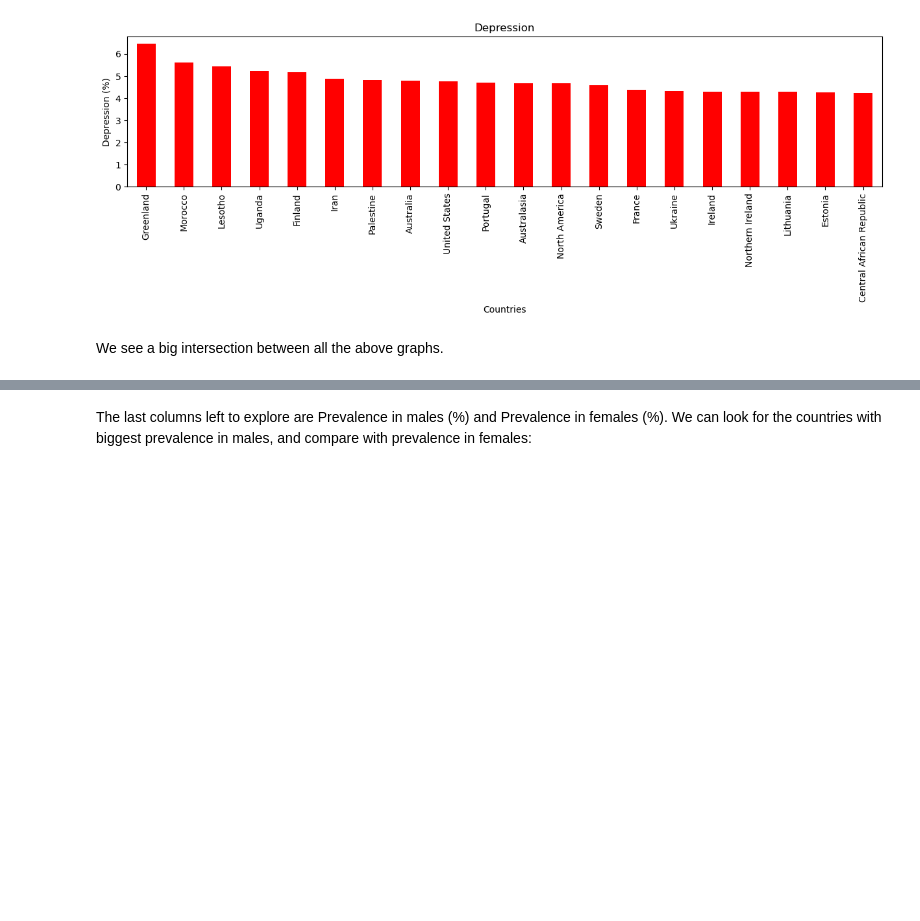
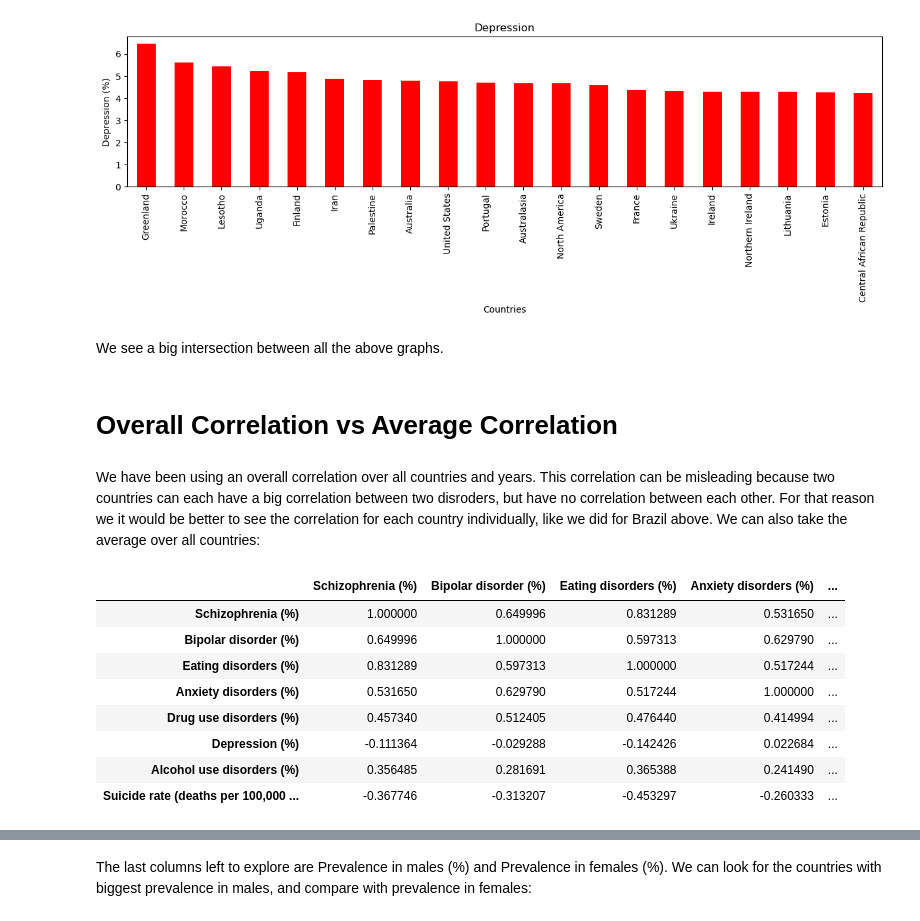
Before and after one commit to PastryDoll/Mental-Disorders, a Jupyter notebook: code.ipynb, the cells around one changed output, grey strips where cells are left out. Saved outputs shown, nothing was run; the diff lists cells and outputs as text; code cells hidden in the pictures; blank space fills up the shorter version.

```diff
--- a/code.ipynb
+++ b/code.ipynb
@@ -362,3 +364,24 @@ table.groupby(['Entity']).mean(numeric_only = True).sort_values('Depression (%)'
 [figure]
 # %% [markdown]
 We see a big intersection between all the above graphs.
+# %% [markdown]
+# Overall Correlation vs Average Correlation
+# %% [markdown]
+We have been using an overall correlation over all countries and years. This correlation can be misleading because two countries can each have a big correlation between two disroders, but have no correlation between each other. For that reason we it would be better to see the correlation for each country individually, like we did for Brazil above. We can also take the average over all countries:
+# %%
+correlation = table.groupby(['Entity','Year']).sum(numeric_only=True).reset_index(1).iloc[28*205:28*(205+1),1:].corr()/206
+for i in range(205):
+    correlation += table.groupby(['Entity','Year']).sum(numeric_only=True).reset_index(1).iloc[28*(i+1):28*(i+2),1:].corr()/206
+# %%
+correlation = correlation.drop(index = ['Prevalence in males (%)','Prevalence in females (%)','Population', 'Depressive disorder rates (number suffering per 100,000)','People suffering from depression'],columns=['Prevalence in males (%)','Prevalence in females (%)','Population','Depressive disorder rates (number suffering per 100,000)','People suffering from depression'])
+correlation.style.background_gradient(cmap='Blues')
+# %% [output]
+|  | Schizophrenia (%) | Bipolar disorder (%) | Eating disorders (%) | Anxiety disorders (%) | ... |
+| Schizophrenia (%) | 1.000000 | 0.649996 | 0.831289 | 0.531650 | ... |
+| Bipolar disorder (%) | 0.649996 | 1.000000 | 0.597313 | 0.629790 | ... |
+| Eating disorders (%) | 0.831289 | 0.597313 | 1.000000 | 0.517244 | ... |
+| Anxiety disorders (%) | 0.531650 | 0.629790 | 0.517244 | 1.000000 | ... |
+| Drug use disorders (%) | 0.457340 | 0.512405 | 0.476440 | 0.414994 | ... |
+| Depression (%) | -0.111364 | -0.029288 | -0.142426 | 0.022684 | ... |
+| Alcohol use disorders (%) | 0.356485 | 0.281691 | 0.365388 | 0.241490 | ... |
+| Suicide rate (deaths per 100,000 ... | -0.367746 | -0.313207 | -0.453297 | -0.260333 | ... |
```
Also changed, not shown: parts of 7 cells of this notebook.
